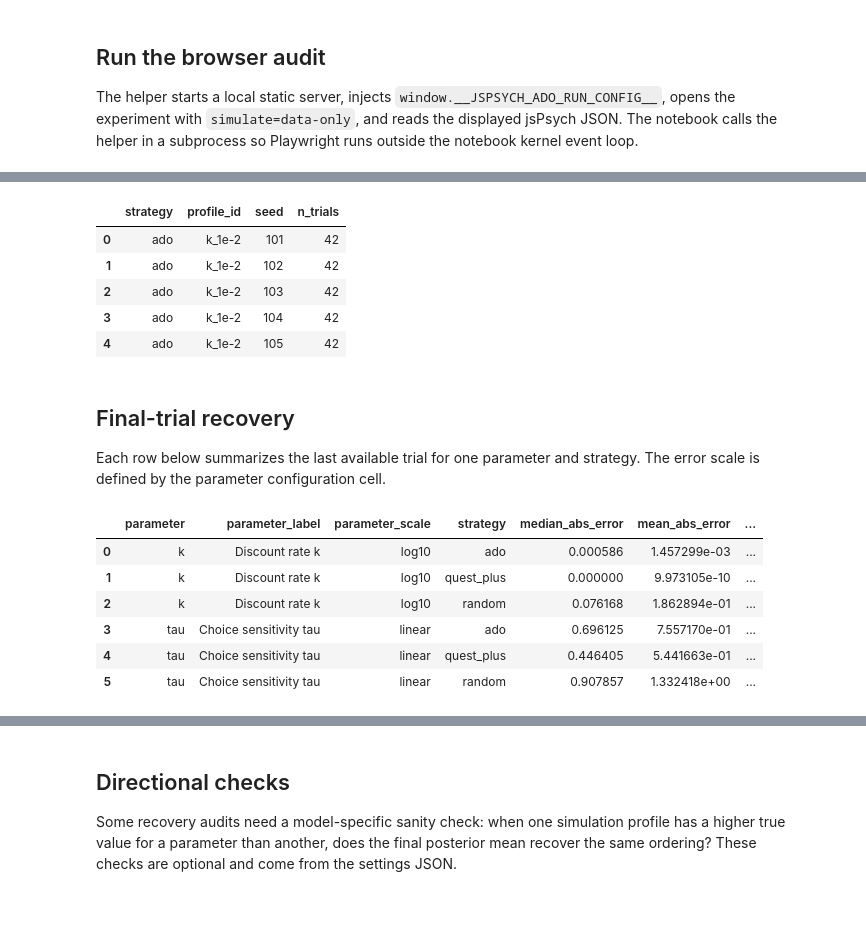
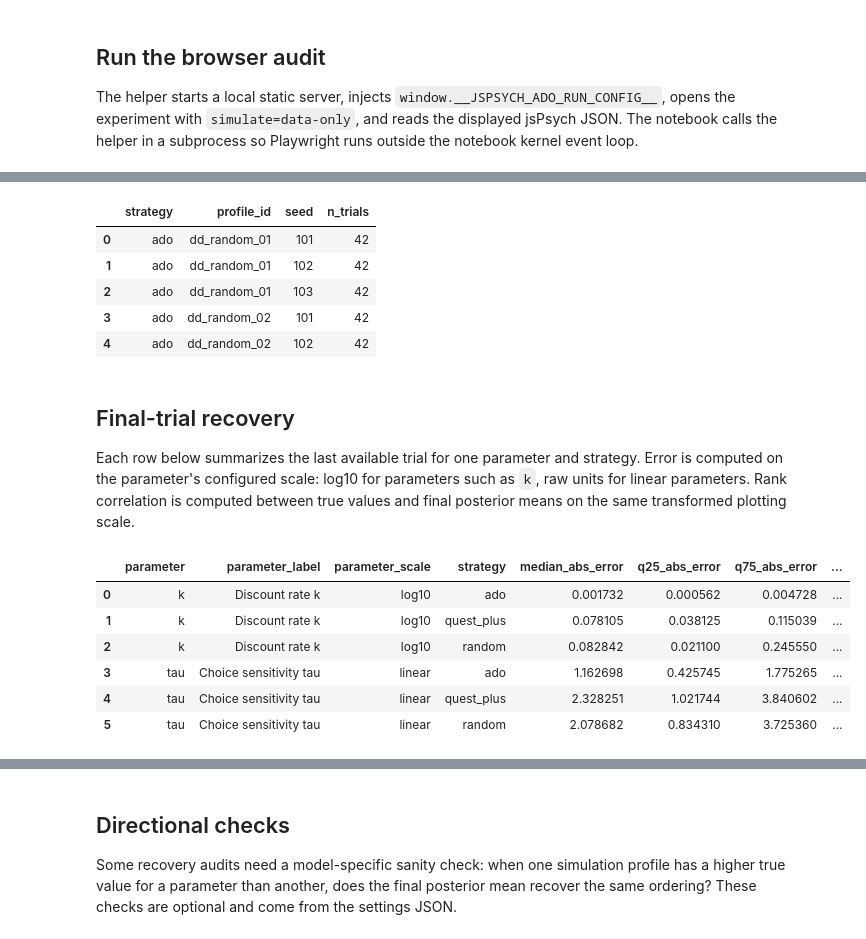
Before and after one commit to githubpsyche/jspsych-ado, a Jupyter notebook: examples/parameter_recovery/reports/delay_discounting_controller_benchmark.ipynb, the cells around one changed output, grey strips where cells are left out. Cells and saved outputs as stored; diff of their text form; code cells hidden in the pictures; blank space fills up the shorter version.

```diff
--- a/examples/parameter_recovery/reports/delay_discounting_controller_benchmark.ipynb
+++ b/examples/parameter_recovery/reports/delay_discounting_controller_benchmark.ipynb
@@ -40,6 +40,9 @@ SELECTED_PARAMETERS = ["k", "tau"]
 RUN_QUICK = False
 DIRECTIONAL_CHECKS = []
 INCLUDE_RAW = False
+# %%
+# Parameters
+SETTINGS_PATH = "examples/parameter_recovery/delay_discounting_random_recovery_settings.json"
 # %% [markdown]
 ## Run the browser audit
 
@@ -156,43 +160,77 @@ trial_counts = (
 display(trial_counts.head())
 # %% [output]
 |  | strategy | profile_id | seed | n_trials |
-| 0 | ado | k_1e-2 | 101 | 42 |
-| 1 | ado | k_1e-2 | 102 | 42 |
-| 2 | ado | k_1e-2 | 103 | 42 |
-| 3 | ado | k_1e-2 | 104 | 42 |
-| 4 | ado | k_1e-2 | 105 | 42 |
+| 0 | ado | dd_random_01 | 101 | 42 |
+| 1 | ado | dd_random_01 | 102 | 42 |
+| 2 | ado | dd_random_01 | 103 | 42 |
+| 3 | ado | dd_random_02 | 101 | 42 |
+| 4 | ado | dd_random_02 | 102 | 42 |
 # %% [markdown]
 ## Final-trial recovery
 
-Each row below summarizes the last available trial for one parameter and strategy. The error scale is defined by the parameter configuration cell.
+Each row below summarizes the last available trial for one parameter and strategy. Error is computed on the parameter's configured scale: log10 for parameters such as `k`, raw units for linear parameters. Rank correlation is computed between true values and final posterior means on the same transformed plotting scale.
 # %%
+def transform_value(value, scale):
+    if pd.isna(value):
+        return math.nan
+    value = float(value)
+    if scale == "log10":
+        return math.log10(value) if value > 0 else math.nan
+    return value
+
+
+def rank_correlation(group, scale):
+    transformed = pd.DataFrame({
+        "true_plot": [transform_value(value, scale) for value in group["true_value"]],
+        "post_plot": [transform_value(value, scale) for value in group["post_mean"]],
+    }).dropna()
+    if len(transformed) < 2:
+        return math.nan
+    return transformed["true_plot"].rank().corr(transformed["post_plot"].rank())
+
+
 final_rows = (
     parameter_rows
     .sort_values("trial_number")
     .groupby(["strategy", "profile_id", "seed", "parameter"], as_index=False)
     .tail(1)
 )
 
+summary_rows = []
+for (parameter, label, scale, strategy), group in final_rows.groupby(
+    ["parameter", "parameter_label", "parameter_scale", "strategy"],
+    sort=False,
+):
+    abs_error = group["abs_error"].astype(float)
+    post_sd = group["post_sd"].astype(float)
+    summary_rows.append({
+        "parameter": parameter,
+        "parameter_label": label,
+        "parameter_scale": scale,
+        "strategy": strategy,
+        "median_abs_error": abs_error.median(),
+        "q25_abs_error": abs_error.quantile(0.25),
+        "q75_abs_error": abs_error.quantile(0.75),
+        "iqr_abs_error": abs_error.quantile(0.75) - abs_error.quantile(0.25),
+        "median_post_sd": post_sd.median(),
+        "rank_correlation": rank_correlation(group, scale),
+        "n_runs": len(group),
+    })
+
 final_summary = (
-    final_rows
-    .groupby(["parameter", "parameter_label", "parameter_scale", "strategy"], as_index=False)
-    .agg(
-        median_abs_error=("abs_error", "median"),
-        mean_abs_error=("abs_error", "mean"),
-        median_post_sd=("post_sd", "median"),
-        n_runs=("abs_error", "size"),
-    )
+    pd.DataFrame(summary_rows)
     .sort_values(["parameter", "strategy"])
+    .reset_index(drop=True)
 )
 display(final_summary)
 # %% [output]
-|  | parameter | parameter_label | parameter_scale | strategy | median_abs_error | mean_abs_error | ... |
-| 0 | k | Discount rate k | log10 | ado | 0.000586 | 1.457299e-03 | ... |
-| 1 | k | Discount rate k | log10 | quest_plus | 0.000000 | 9.973105e-10 | ... |
-| 2 | k | Discount rate k | log10 | random | 0.076168 | 1.862894e-01 | ... |
-| 3 | tau | Choice sensitivity tau | linear | ado | 0.696125 | 7.557170e-01 | ... |
-| 4 | tau | Choice sensitivity tau | linear | quest_plus | 0.446405 | 5.441663e-01 | ... |
-| 5 | tau | Choice sensitivity tau | linear | random | 0.907857 | 1.332418e+00 | ... |
+|  | parameter | parameter_label | parameter_scale | strategy | median_abs_error | q25_abs_error | q75_abs_error | ... |
+| 0 | k | Discount rate k | log10 | ado | 0.001732 | 0.000562 | 0.004728 | ... |
+| 1 | k | Discount rate k | log10 | quest_plus | 0.078105 | 0.038125 | 0.115039 | ... |
+| 2 | k | Discount rate k | log10 | random | 0.082842 | 0.021100 | 0.245550 | ... |
+| 3 | tau | Choice sensitivity tau | linear | ado | 1.162698 | 0.425745 | 1.775265 | ... |
+| 4 | tau | Choice sensitivity tau | linear | quest_plus | 2.328251 | 1.021744 | 3.840602 | ... |
+| 5 | tau | Choice sensitivity tau | linear | random | 2.078682 | 0.834310 | 3.725360 | ... |
 # %% [markdown]
 ## Profile-level posterior means
 
```
Also changed, not shown: parts of 10 cells of this notebook, 9 other files.
